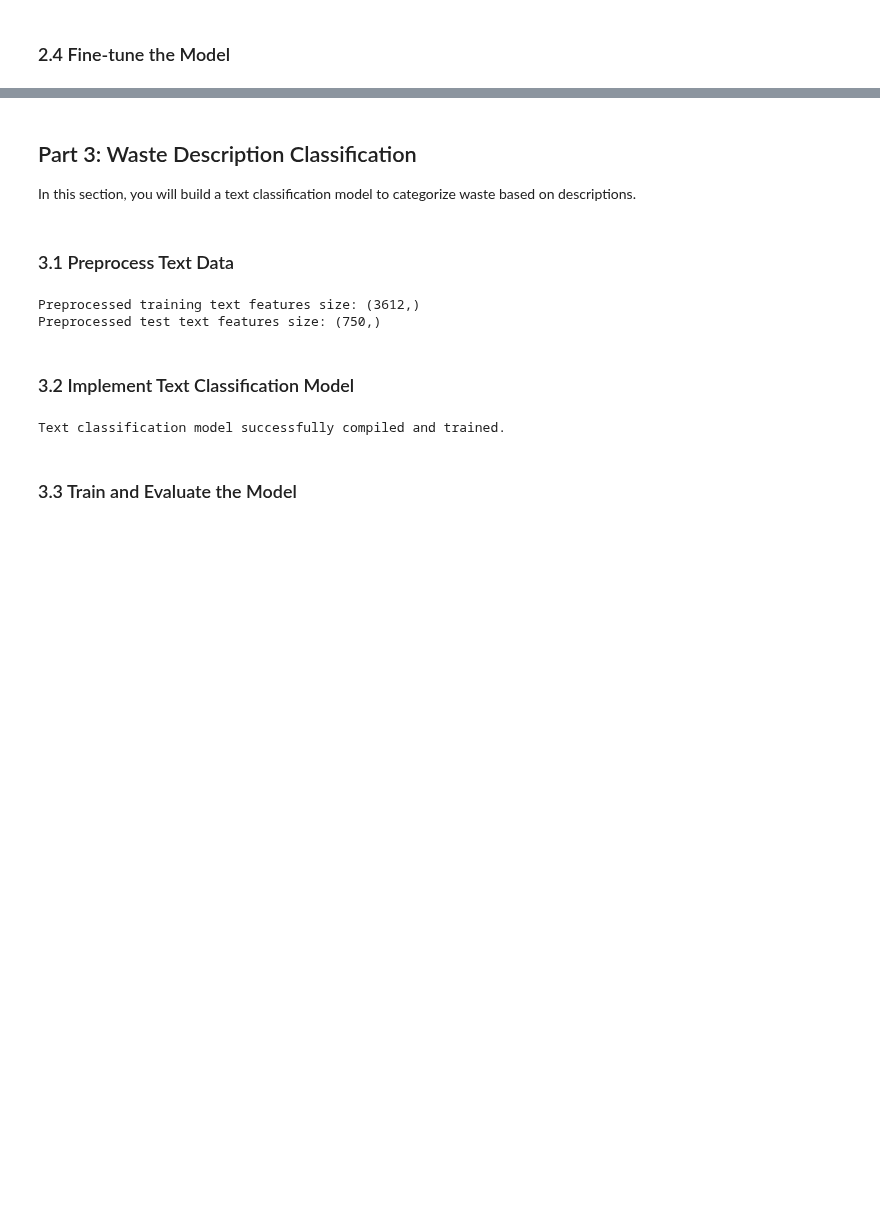
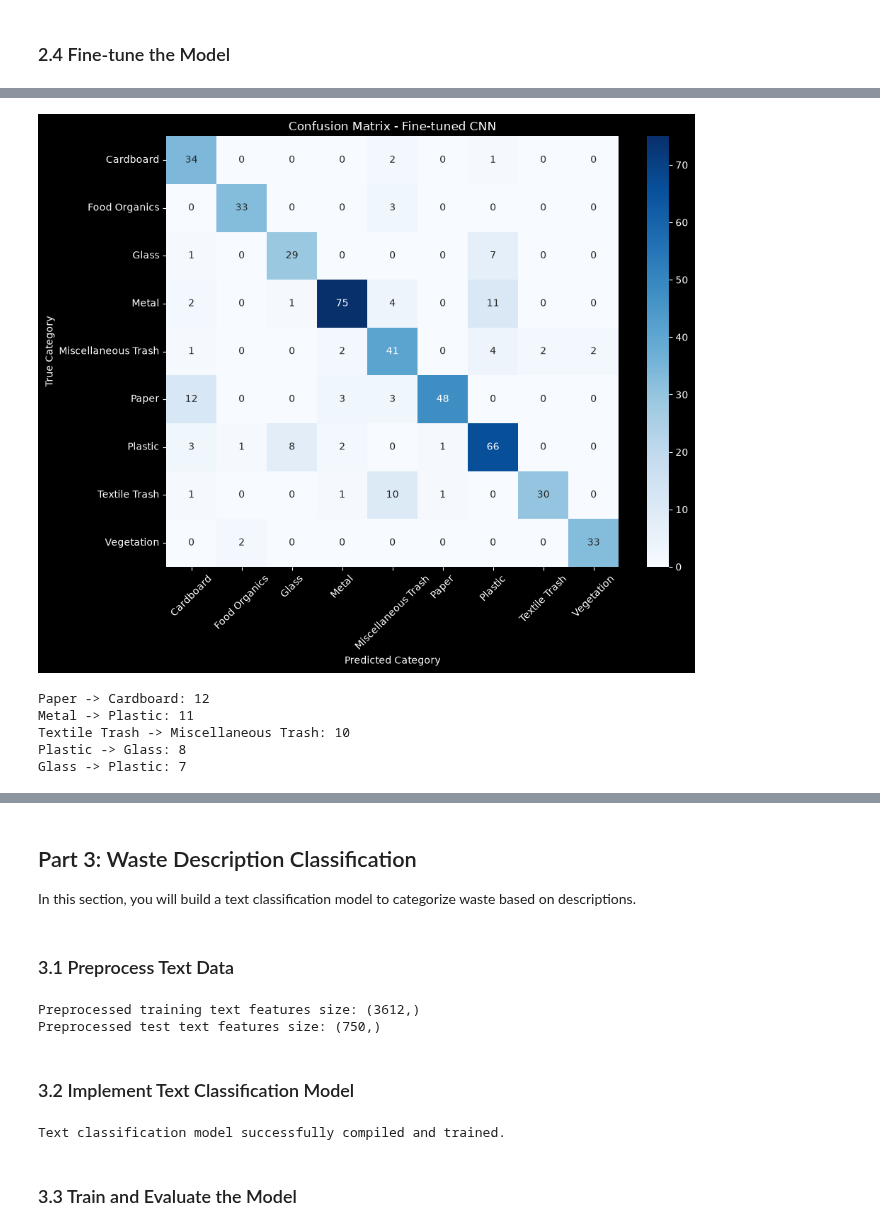
Before and after one commit to Mokeira-stack/Summative-lab_module-5, a Jupyter notebook: Summative_lab_NN.ipynb, the cells around one changed output, grey strips where cells are left out. Cells and saved outputs as stored; diff of their text form; code cells hidden in the pictures; blank space fills up the shorter version.

Commit message:
Fix local paths, use real data, add CNN tuning, RAG generation and evaluation

```diff
--- a/Summative_lab_NN.ipynb
+++ b/Summative_lab_NN.ipynb
@@ -95,17 +105,7 @@ import pandas as pd
 from pathlib import Path
 from PIL import Image
 
-# The dataset extracts to 'realwaste-main' in the current working directory
-dataset_dir = "/content/realwaste-main/RealWaste"
-
-# Fallback extraction if directory doesn't exist yet
-if not os.path.exists(dataset_dir):
-    print("Downloading RealWaste dataset...")
-    url = "https://archive.ics.uci.edu/static/public/908/realwaste.zip"
-    urllib.request.urlretrieve(url, "realwaste.zip")
-    print("Extracting dataset...")
-    with zipfile.ZipFile("realwaste.zip", 'r') as zip_ref:
-        zip_ref.extractall("/content")
+dataset_dir = str(DATA_DIR)
 
 # Search case-insensitively for image files
 image_paths = sorted(
@@ -163,7 +163,7 @@ From the above output, here is the observation:
 # %%
 # Loading the dataset
 data = tf.keras.utils.image_dataset_from_directory(
-    "/content/realwaste-main/RealWaste",          # path to dataset
+        str(DATA_DIR),                  # path to dataset
     image_size=(150, 150),
     batch_size=32,
     shuffle=False
@@ -1199,0 +1202,25 @@ Miscellaneous Trash       0.58      0.58      0.58        52
+# %%
+from sklearn.metrics import confusion_matrix
+
+cm = confusion_matrix(y_true, y_pred)
+plt.figure(figsize=(10, 8))
+sns.heatmap(cm, annot=True, fmt="d", cmap="Blues", xticklabels=class_names, yticklabels=class_names)
+plt.title("Confusion Matrix - Fine-tuned CNN")
+plt.ylabel("True Category")
+plt.xlabel("Predicted Category")
+plt.xticks(rotation=45)
+plt.tight_layout()
+plt.show()
+
+# Most frequent confusions (true -> predicted)
+pairs = [(class_names[i], class_names[j], cm[i, j])
+         for i in range(len(class_names)) for j in range(len(class_names)) if i != j]
+for t, p, n in sorted(pairs, key=lambda x: -x[2])[:5]:
+    print(f"{t} -> {p}: {n}")
+# %% [output]
+[figure, added]
+Paper -> Cardboard: 12
+Metal -> Plastic: 11
+Textile Trash -> Miscellaneous Trash: 10
+Plastic -> Glass: 8
+Glass -> Plastic: 7
```
Also changed, not shown: parts of 47 cells of this notebook.
